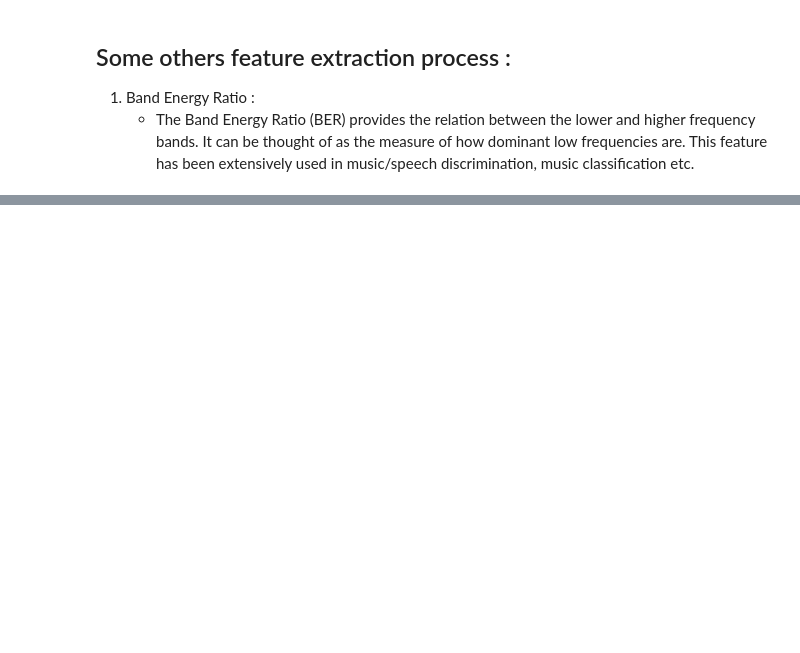
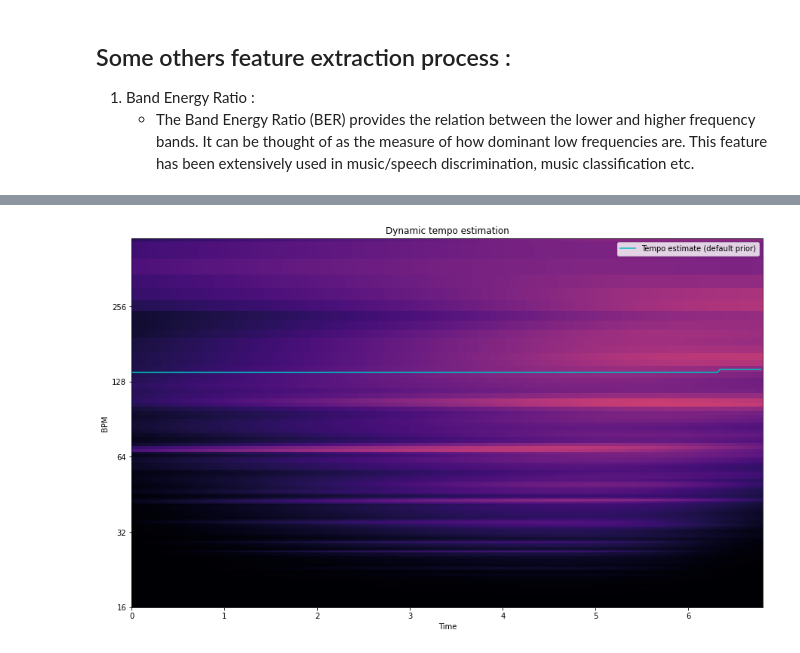
Before and after one commit to keder-code-hash/Kaggle_DL, a Jupyter notebook: sound-feature-extraction.ipynb, the cells around one changed output, grey strips where cells are left out. Saved outputs shown, nothing was run; the diff lists cells and outputs as text; code cells hidden in the pictures; blank space fills up the shorter version.

```diff
--- a/sound-feature-extraction.ipynb
+++ b/sound-feature-extraction.ipynb
@@ -270,0 +257,15 @@ ax.legend()
+# %%
+fig, ax = plt.subplots(figsize=(15,9))
+tg = librosa.feature.tempogram(onset_envelope=onset_env, sr=44000,
+                               hop_length=1024)
+librosa.display.specshow(tg, x_axis='time', y_axis='tempo', cmap='magma', ax=ax)
+ax.plot(librosa.times_like(dtempo), dtempo,
+         color='c', linewidth=1.5, label='Tempo estimate (default prior)')
+ax.set(title='Dynamic tempo estimation')
+ax.legend()
+plt.savefig('tempogram.png')
+
+# https://blog.paperspace.com/audio-analysis-processing-maching-learning/
+# https://maelfabien.github.io/machinelearning/Speech9/#9-tempogram
+# %% [output]
+[figure, added]
```
Also changed, not shown: parts of 6 cells of this notebook.
